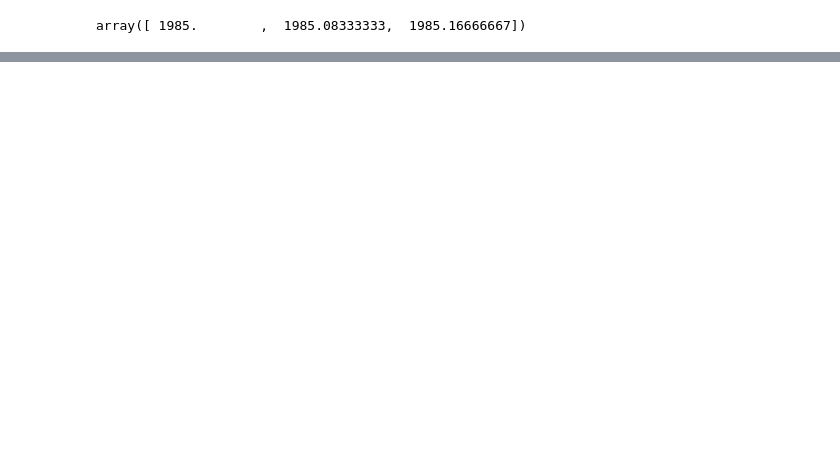
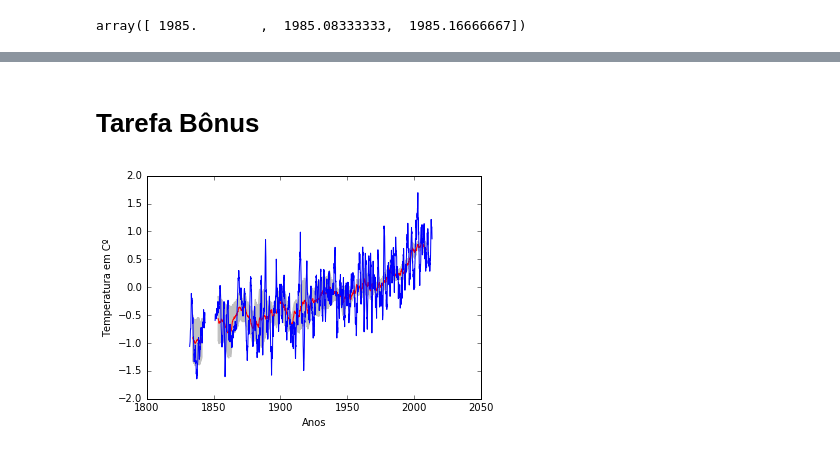
Before and after one commit to mat-esp-2016/python-3-llp007, a Jupyter notebook: python3.ipynb, the cells around one changed output, grey strips where cells are left out. Saved outputs shown, nothing was run; the diff lists cells and outputs as text; code cells hidden in the pictures; blank space fills up the shorter version.

Commit message:
Passos 4 e 5 concluídos. Tarefa bônus iniciada e finalizada.

```diff
--- a/python3.ipynb
+++ b/python3.ipynb
@@ -32,0 +54,5 @@ def matrix_2D(dados01):
+# %%
+ano_decimal, anomalia_temperatura, anomalia_10anos, incerteza_10anos, incerteza95_positivo, incerteza95_negativo = matrix_2D(np.loadtxt('dados/0.80S-49.02W-TAVG-Trend.txt', comments = "%")  )
+# %%
+arquivos = glob.glob("dados/*W-TAVG-Trend.txt")
+print (arquivos)
@@ -32,0 +61,16 @@ def matrix_2D(dados01):
+# %%
+for nome_arquivo in arquivos:
+
+        ano_decimal, anomalia_temperatura, anomalia_10anos, incerteza_10anos, incerteza95_positivo, incerteza95_negativo = matrix_2D(np.loadtxt('dados/0.80S-49.02W-TAVG-Trend.txt', comments = "%")  )
+
+
+        plt.figure ()
+        plt.plot (ano_decimal, anomalia_10anos, c ='red')
+        plt.fill_between (ano_decimal, incerteza95_positivo, incerteza95_negativo, color = '#C0C0C0')
+        plt.plot (ano_decimal, anomalia_temperatura, c ='#0000FF')
+        plt.xlabel ("Anos")
+        plt.ylabel ("Temperatura em Cº")
+        plt.savefig
+
+
+        plt.savefig ( 'gráfico do arquivo ' + nome_arquivo [6: -3] + 'png', format = 'png')
@@ -32,0 +90,22 @@ def matrix_2D(dados01):
+# %% [markdown]
+# Tarefa Bônus
+# %%
+def dados_especificos (dados, pasta, formato):
+
+        ano_decimal, anomalia_temperatura, anomalia_10anos, incerteza_10anos, incerteza95_positivo, incerteza95_negativo = matrix_2D(np.loadtxt(dados, comments = "%")  )
+
+
+        plt.figure ()
+        plt.plot (ano_decimal, anomalia_10anos, c ='red')
+        plt.fill_between (ano_decimal, incerteza95_positivo, incerteza95_negativo, color = '#C0C0C0')
+        plt.plot (ano_decimal, anomalia_temperatura, c ='#0000FF')
+        plt.xlabel ("Anos")
+        plt.ylabel ("Temperatura em Cº")
+        plt.savefig
+
+
+        plt.savefig ( pasta + dados [5: -3] + formato , format = formato)
+# %%
+dados_especificos ("dados/24.92S-49.66W-TAVG-Trend.txt", "Figuras", "png")
+# %% [output]
+[figure, added]
```
Also changed, not shown: parts of 10 cells of this notebook, 1 other file.
